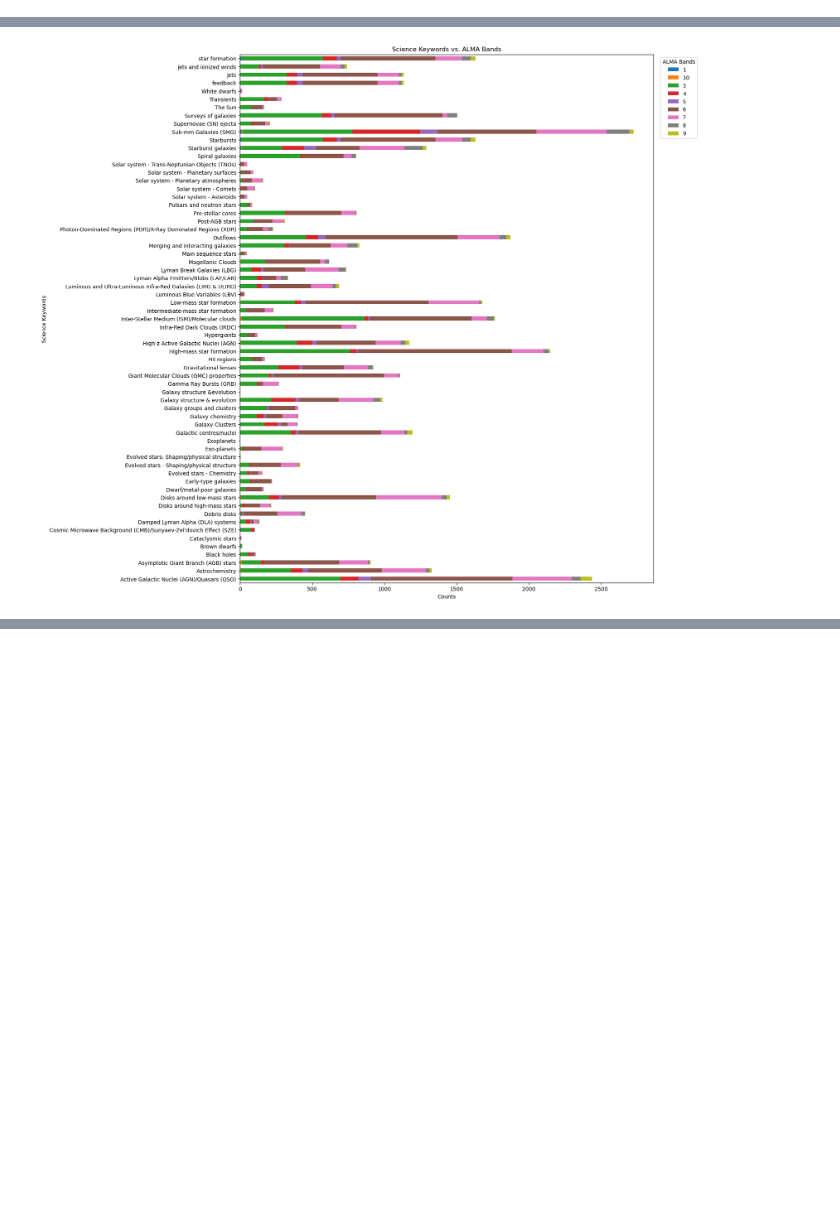
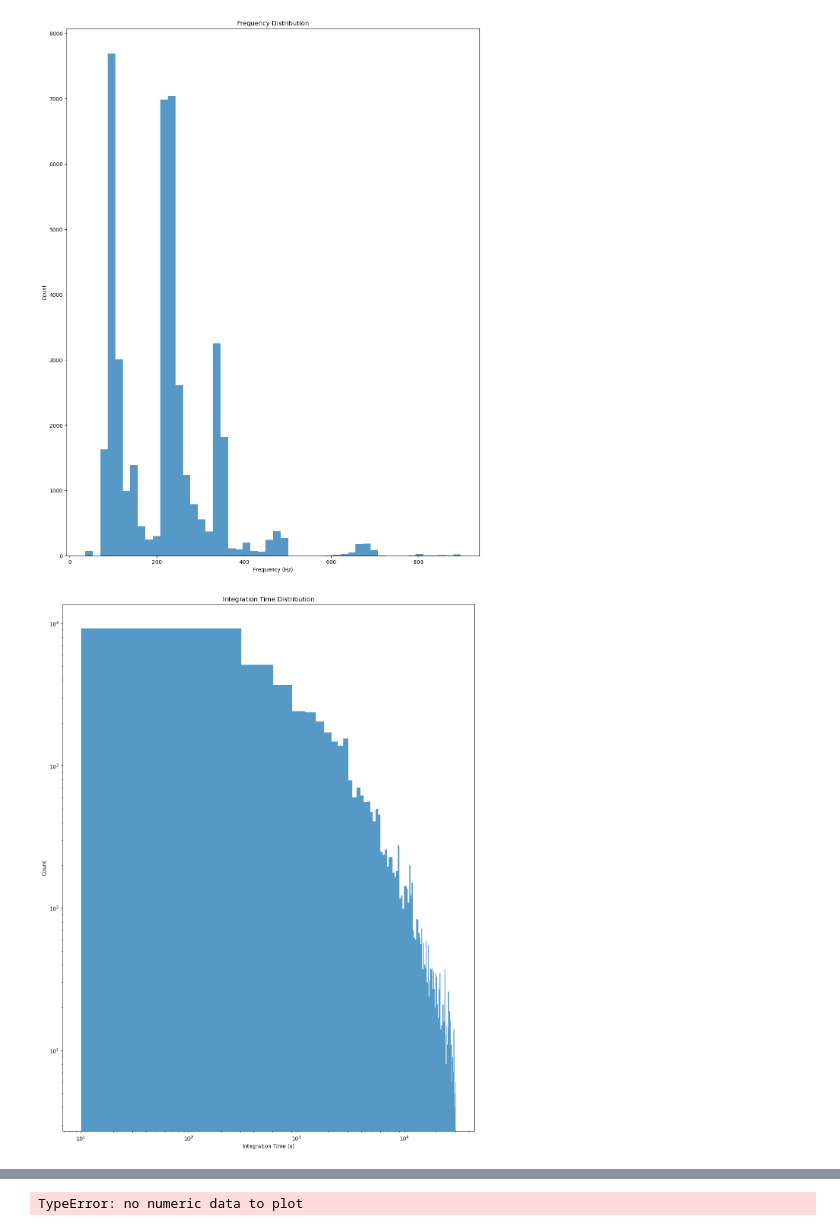
Before and after one commit to MicheleDelliVeneri/ALMASim, a Jupyter notebook: experimental/Query_Distribution.ipynb, the cells around one changed output, grey strips where cells are left out. Drawn from its saved outputs; the diff is of its cells as text; code cells hidden in the pictures; blank space fills up the shorter version.

Commit message:
fix: Query_distribution added plots with source freq and integration time

```diff
--- a/experimental/Query_Distribution.ipynb
+++ b/experimental/Query_Distribution.ipynb
@@ -8,13 +8,15 @@ import pandas as pd
 import os
 import sys
 import matplotlib.pyplot as plt
+import seaborn as sns
+
 parent_dir=os.path.dirname(os.getcwd())
 
 service_url = "https://almascience.eso.org/tap"
 service = pyvo.dal.TAPService(service_url)
 def count_science_keywords_with_bands(service):
     query = """
-            SELECT science_keyword, band_list, member_ous_uid
+            SELECT science_keyword, band_list, member_ous_uid, frequency, t_exptime
             FROM ivoa.obscore
             WHERE science_observation = 'T'
             """
@@ -24,40 +26,88 @@ def count_science_keywords_with_bands(service):
     # Splitting the science keywords at commas
     db['science_keyword'] = db['science_keyword'].str.split(',')
     # Exploding to have one row for each combination of science keyword and band
     db = db.explode('science_keyword')
 
     # Cleaning up science keywords and band names
     db['science_keyword'] = db['science_keyword'].str.strip()
     db['band_list'] = db['band_list'].str.split(' ')
 
     # Exploding to have one row for each combination of science keyword and band
     db = db.explode('band_list')
-
+    db = db.explode('frequency')
+    db = db.explode('t_exptime')
     # Cleaning up band names
     db['band_list'] = db['band_list'].str.strip()
 
+    #Checking Freq. distribution
+    plt.hist(db['frequency'], bins=50, alpha=0.75)
+    plt.title('Frequency Distribution')
+    plt.xlabel('Frequency (Hz)')
+    plt.ylabel('Count')
+    plt.show()
+
+    #Checking time integration distribution < 30000 s
+    plt.hist(db['t_exptime'][db['t_exptime'] <= 30000], bins=100, alpha=0.75, log=True)
+    plt.title('Integration Time Distribution')
+    plt.xlabel('Integration Time (s)')
+    plt.ylabel('Count')
+    plt.xscale('log')
+    plt.show()
+
+    db = db[db['t_exptime'] <= 3e4]
+
+    frequency_bins = np.arange(db['frequency'].min(), db['frequency'].max(), 50)  # 50 GHz bins
+    db['frequency_bin'] = pd.cut(db['frequency'], bins=frequency_bins)
+    time_bins = np.arange(db['t_exptime'].min(), db['t_exptime'].max(), 1000)  # 1000 second bins
+    db['time_bin'] = pd.cut(db['t_exptime'], bins=time_bins)
     # Counting occurrences of each combination of science keyword and band
-    counts = db.groupby(['science_keyword', 'band_list']).size().unstack(fill_value=0)
+    db_sk_b = db.groupby(['science_keyword', 'band_list']).size().unstack(fill_value=0)
+    db_sk_f = db.groupby(['science_keyword', 'frequency_bin']).size().unstack(fill_value=0)
+    db_sk_t = db.groupby(['science_keyword', 'time_bin']).size().unstack(fill_value=0)
 
-    return counts
+    return db_sk_b, db_sk_f, db_sk_t
 
 
 service_url = "https://almascience.eso.org/tap"
 service = pyvo.dal.TAPService(service_url)
 
 # Count science keywords with bands
-counts = count_science_keywords_with_bands(service)
+db_sk_b, db_sk_f, db_sk_t = count_science_keywords_with_bands(service)
+
+custom_palette = sns.color_palette("tab20")
+sns.set_palette(custom_palette)
+
 print("Counts of Science Keywords with ALMA Bands:")
-print(counts)
-
+print(db_sk_b)
 plt.rcParams["figure.figsize"] = (14,18)
-counts.plot(kind='barh', stacked=True)
+db_sk_b.plot(kind='barh', stacked=True, color=custom_palette)
 plt.title('Science Keywords vs. ALMA Bands')
 plt.xlabel('Counts')
 plt.ylabel('Science Keywords')
 plt.legend(bbox_to_anchor=(1.01, 1), loc='upper left',title='ALMA Bands')
 plt.show()
+
+print("Counts of Science Keywords with Integration Time:")
+print(db_sk_t)
+plt.rcParams["figure.figsize"] = (14,18)
+db_sk_t.plot(kind='barh', stacked=True)
+plt.title('Science Keywords vs. Integration Time')
+plt.xlabel('Counts')
+plt.ylabel('Science Keywords')
+plt.xscale('log')
+plt.legend(title='Integration Time', loc='upper left', bbox_to_anchor=(1.01, 1))
+plt.show()
+
+plt.rcParams["figure.figsize"] = (14,18)
+db_sk_f.plot(kind='barh', stacked=True, color=custom_palette)
+plt.title('Science Keywords vs. Source Frequency')
+plt.xlabel('Counts')
+plt.ylabel('Science Keywords')
+plt.legend(bbox_to_anchor=(1.01, 1), loc='upper left',title='Frequency')
+plt.show()
 # %% [output]
+[figure, new version]
+[figure, added]
 Counts of Science Keywords with ALMA Bands:
 band_list                                   1  10    3    4   5    6    7   8  \
 science_keyword
@@ -75,4 +125,3 @@ jets and ionized winds                      15
 star formation                              34
 
 [65 rows x 9 columns]
-[figure, old version]
@@ -79,3 +133,4 @@ star formation                              34
+TypeError: no numeric data to plot
 # %%
 pd.set_option('display.max.rows', None)
 pd.set_option('display.max.columns', None)
```
Also changed, not shown: parts of 2 cells of this notebook.
